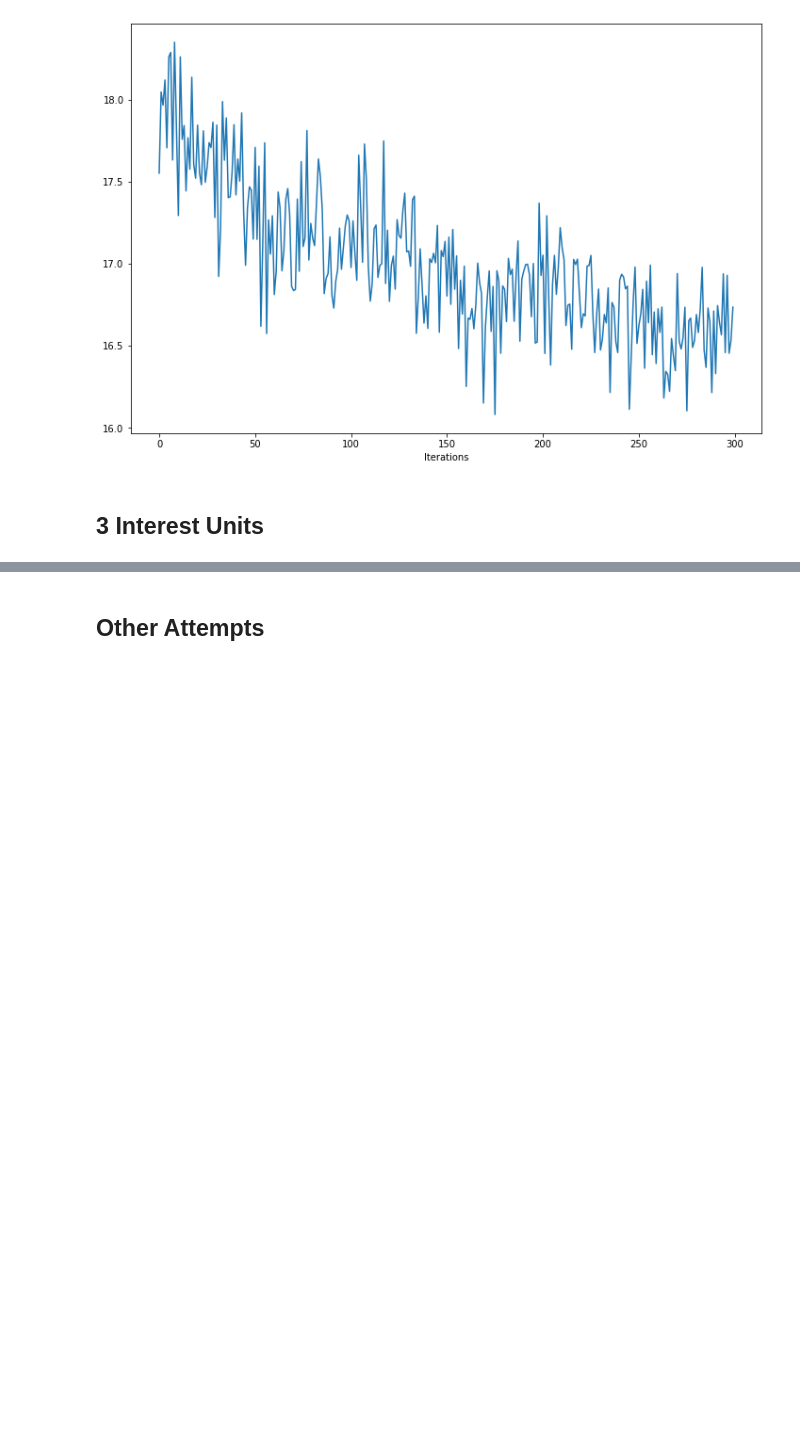
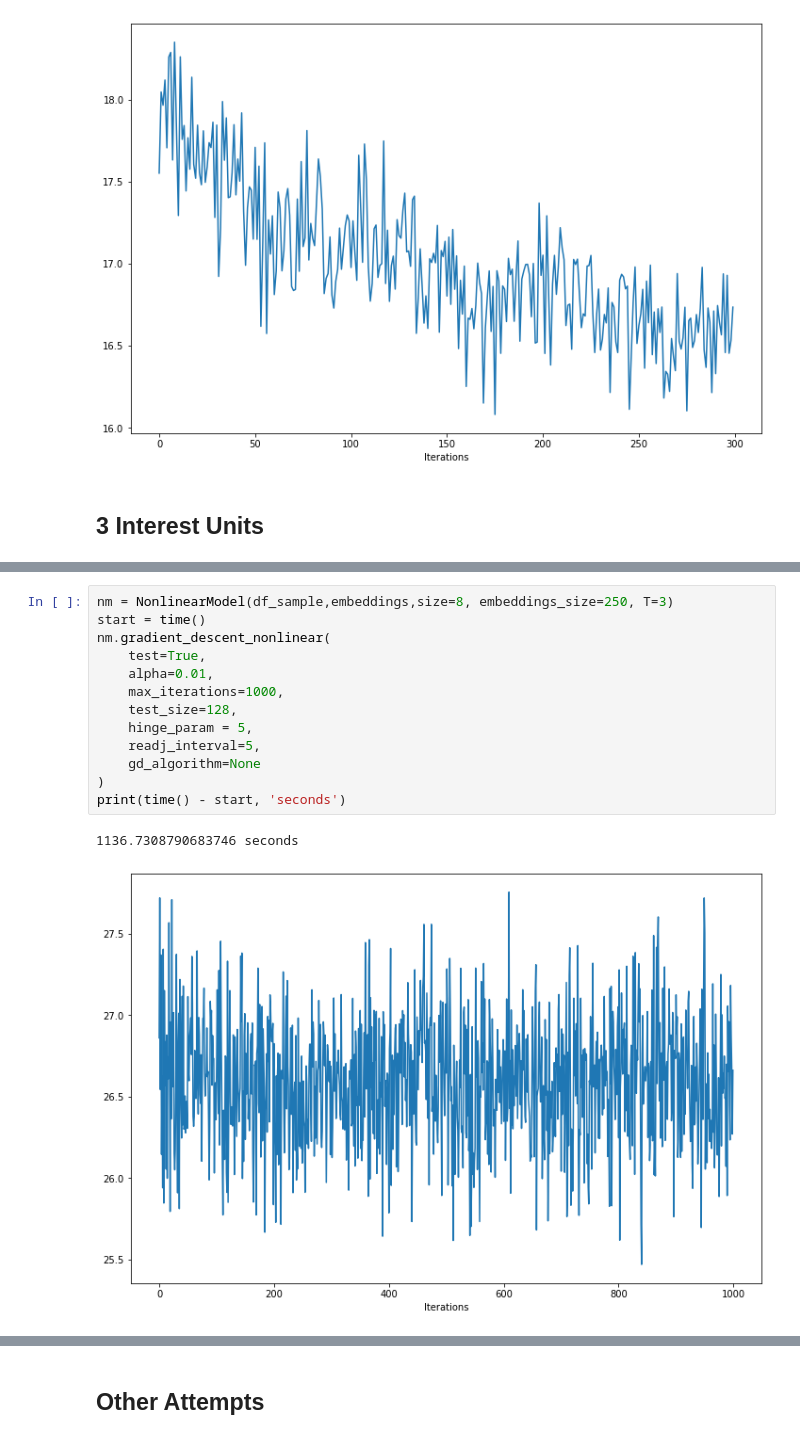
Before and after one commit to taylorhawks/globo-nonlinear-latent-factorization, a Jupyter notebook: Notebook.ipynb, the cells around one changed output, grey strips where cells are left out. Cells and saved outputs as stored; diff of their text form; blank space fills up the shorter version.

```diff
--- a/Notebook.ipynb
+++ b/Notebook.ipynb
@@ -610,0 +628,16 @@ print(time() - start, 'seconds')
+# %%
+nm = NonlinearModel(df_sample,embeddings,size=8, embeddings_size=250, T=3)
+start = time()
+nm.gradient_descent_nonlinear(
+    test=True,
+    alpha=0.01,
+    max_iterations=1000,
+    test_size=128,
+    hinge_param = 5,
+    readj_interval=5,
+    gd_algorithm=None
+)
+print(time() - start, 'seconds')
+# %% [output]
+1136.7308790683746 seconds
+[figure, added]
```
Also changed, not shown: parts of 6 cells of this notebook.
